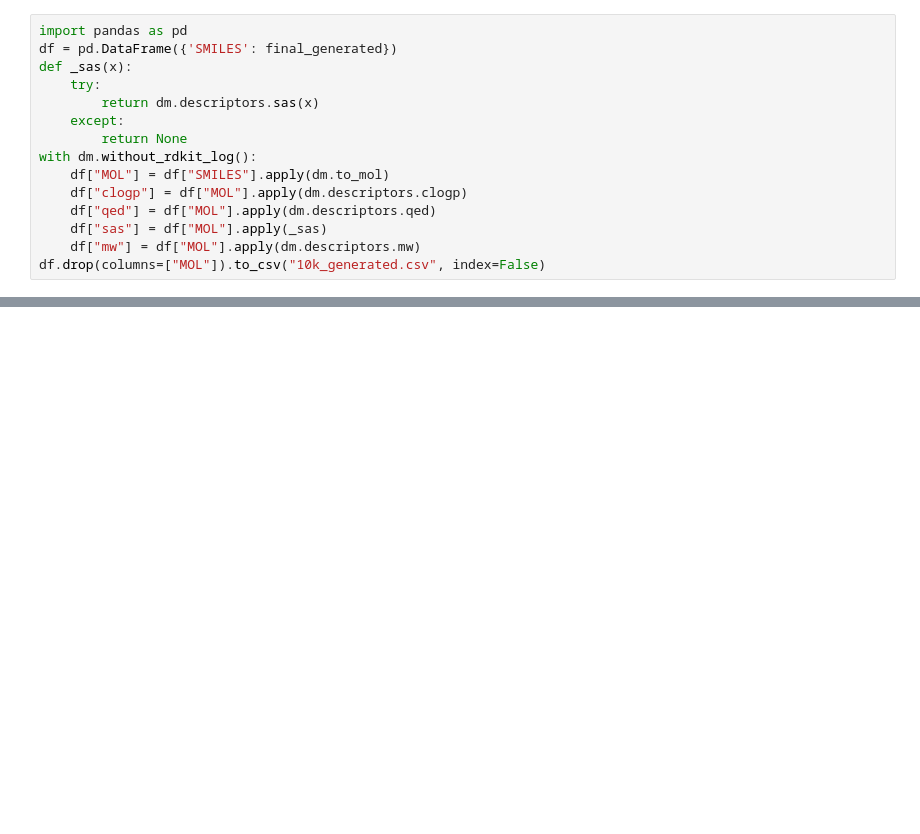
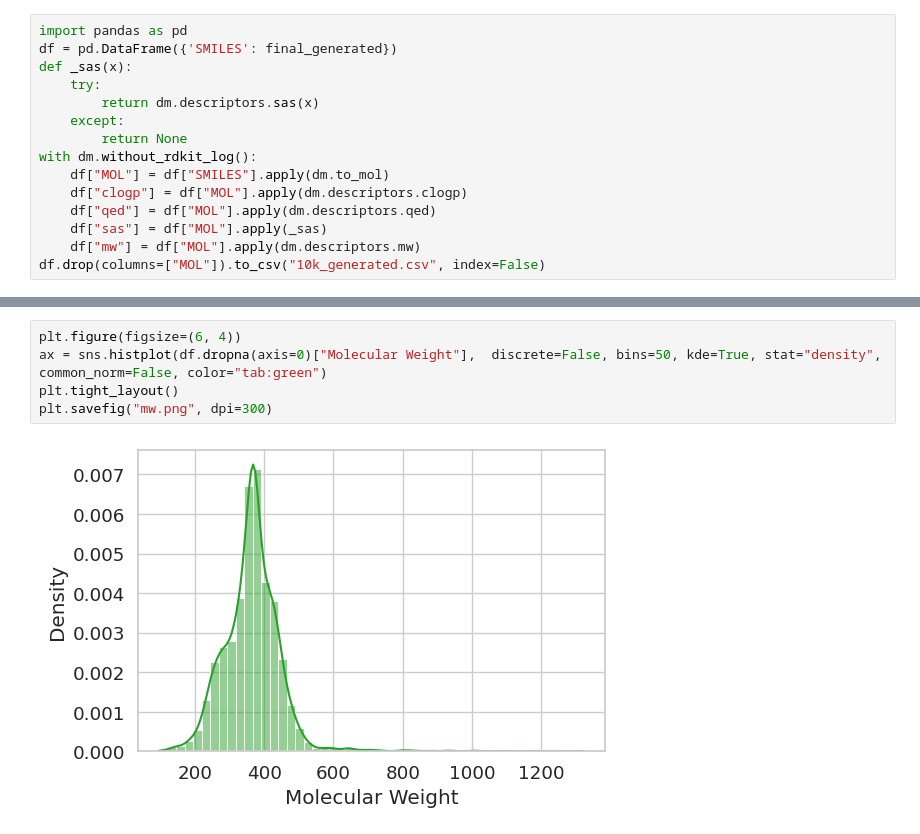
Before and after one commit to datamol-io/safe, a Jupyter notebook: expts/notebook/generation-benchmarking.ipynb, the cells around one changed output, grey strips where cells are left out. Drawn from its saved outputs; the diff is of its cells as text; blank space fills up the shorter version.

```diff
--- a/expts/notebook/generation-benchmarking.ipynb
+++ b/expts/notebook/generation-benchmarking.ipynb
@@ -72,3 +88,10 @@ sns.histplot(df.dropna(axis=0)["mw"],  stat="percent", discrete=False, bins=50)
+# %%
+plt.figure(figsize=(6, 4))
+ax = sns.histplot(df.dropna(axis=0)["Molecular Weight"],  discrete=False, bins=50, kde=True, stat="density", common_norm=False, color="tab:green")
+plt.tight_layout()
+plt.savefig("mw.png", dpi=300)
+# %% [output]
+[figure, added]
 # %%
 results = {}
 results["validity@10k"] = validity_evaluator(final_generated)
```
Also changed, not shown: parts of 16 cells of this notebook, 7 other files.
